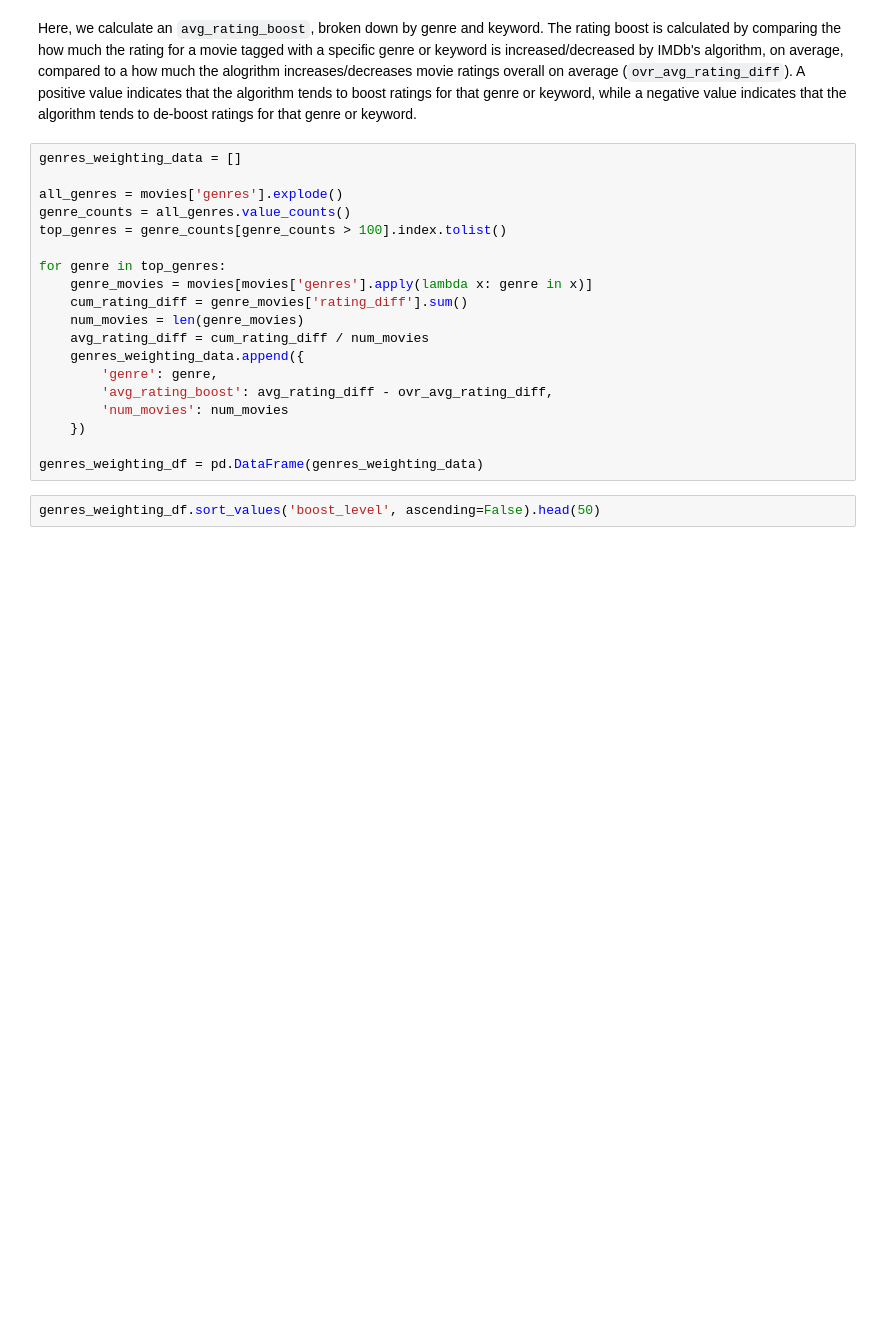
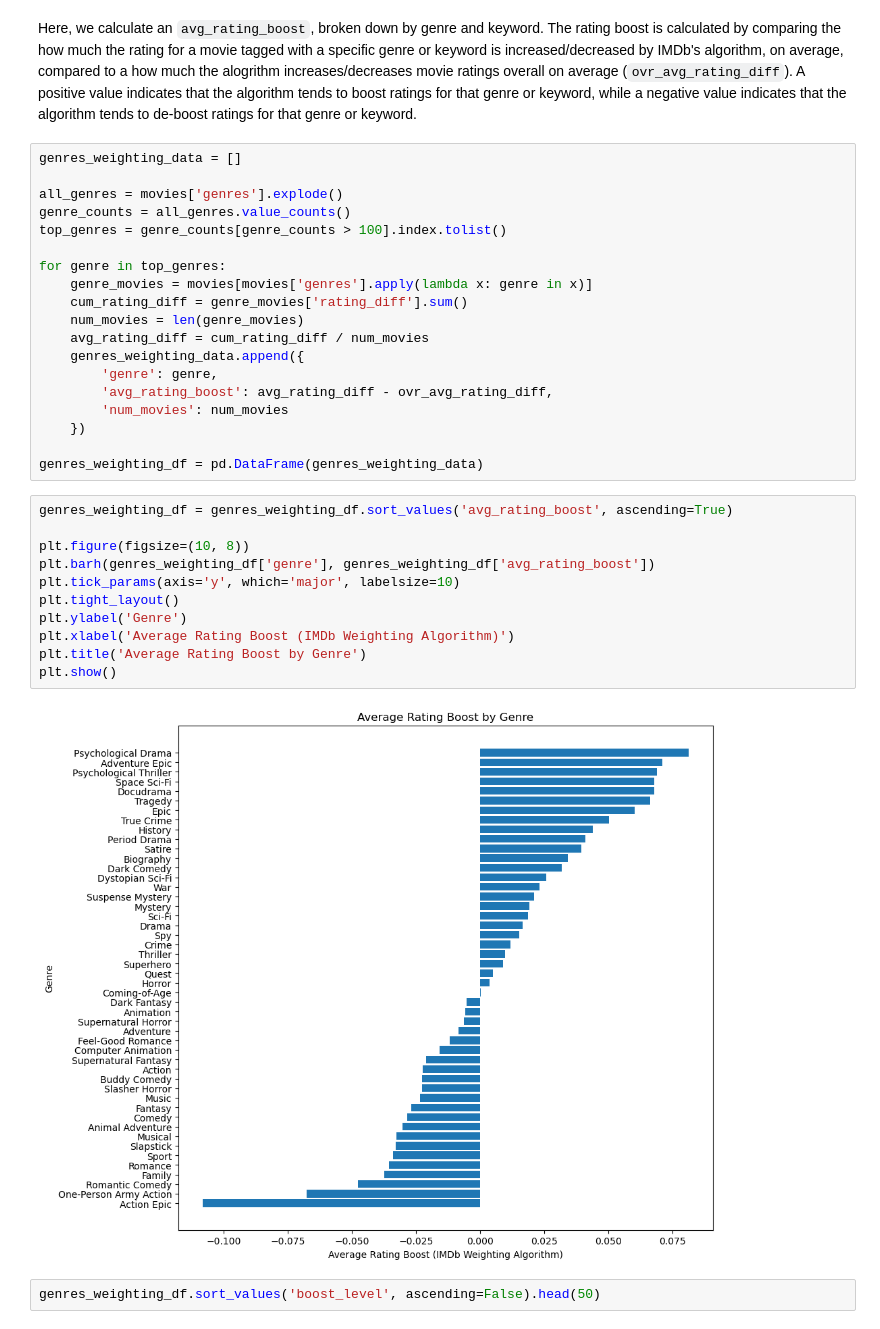
Before and after one commit to kaijchang/cmpu250-project-group-1, a Jupyter notebook: preliminary_report/preliminary_report.ipynb, the cells around one changed output. Saved outputs shown, nothing was run; the diff lists cells and outputs as text; blank space fills up the shorter version.

```diff
--- a/preliminary_report/preliminary_report.ipynb
+++ b/preliminary_report/preliminary_report.ipynb
@@ -238,6 +271,19 @@ for genre in top_genres:
     })
 
 genres_weighting_df = pd.DataFrame(genres_weighting_data)
+# %%
+genres_weighting_df = genres_weighting_df.sort_values('avg_rating_boost', ascending=True)
+
+plt.figure(figsize=(10, 8))
+plt.barh(genres_weighting_df['genre'], genres_weighting_df['avg_rating_boost'])
+plt.tick_params(axis='y', which='major', labelsize=10)
+plt.tight_layout()
+plt.ylabel('Genre')
+plt.xlabel('Average Rating Boost (IMDb Weighting Algorithm)')
+plt.title('Average Rating Boost by Genre')
+plt.show()
+# %% [output]
+[figure, added]
 # %%
 genres_weighting_df.sort_values('boost_level', ascending=False).head(50)
 # %% [output]
```
Also changed, not shown: parts of 21 cells of this notebook.
